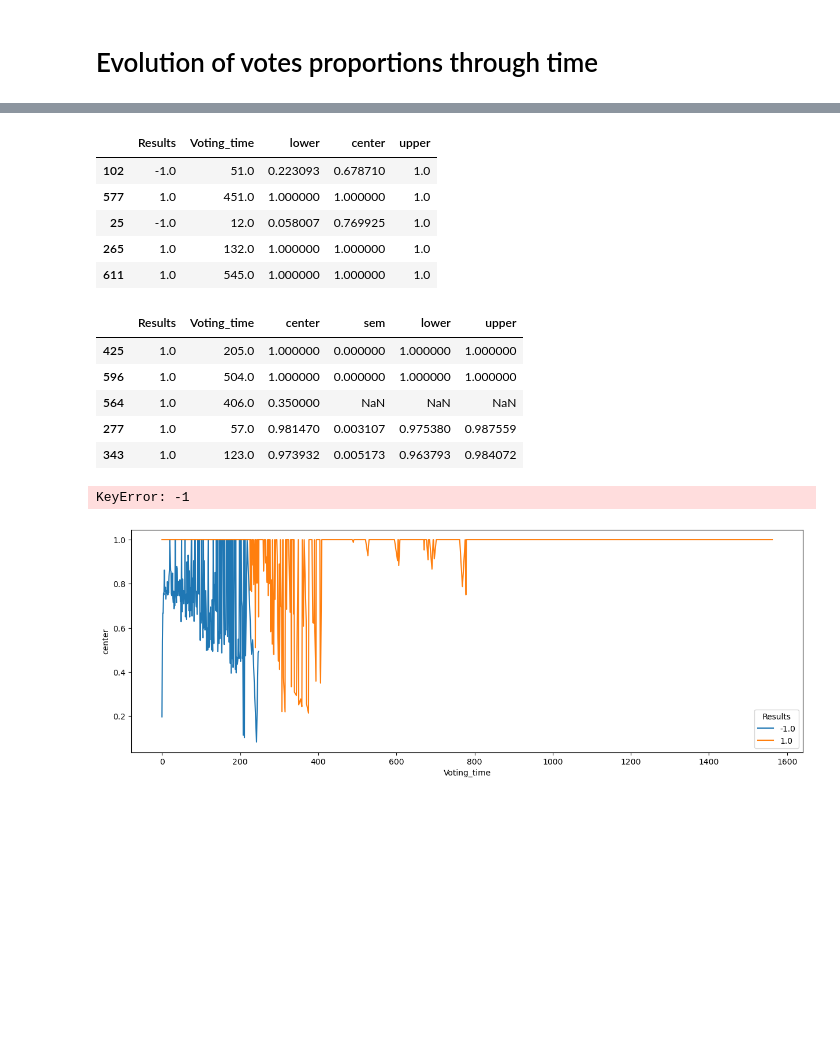
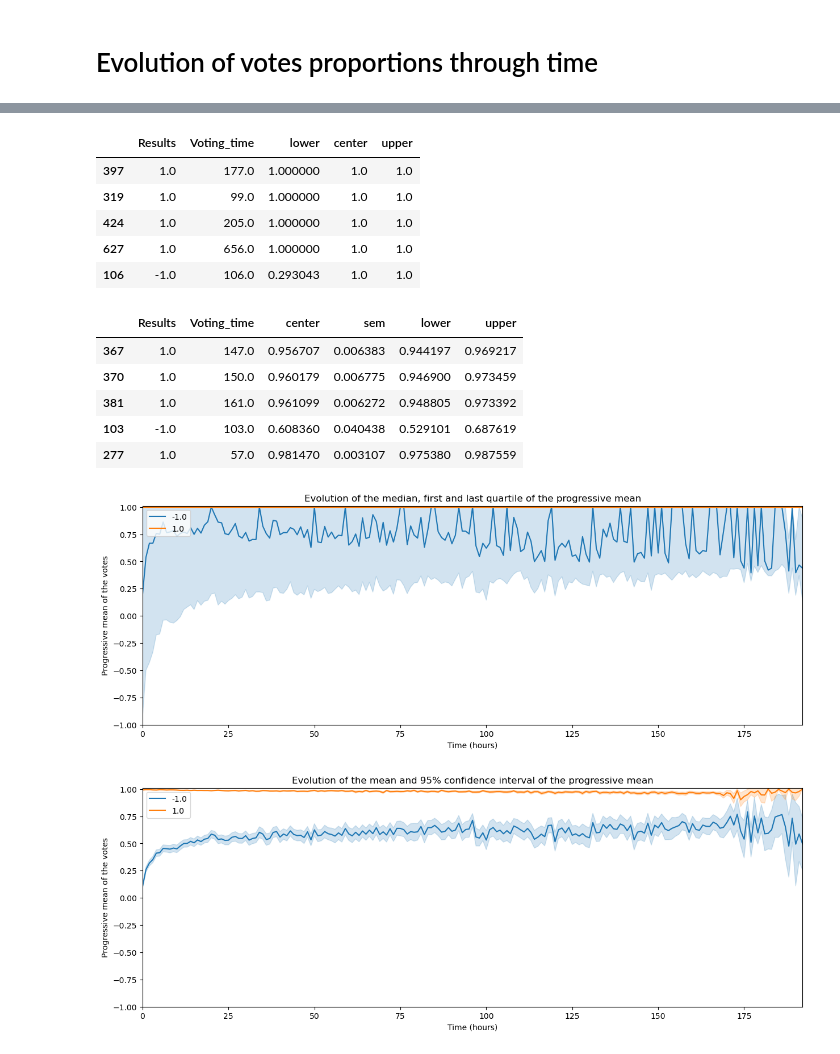
Before and after one commit to epfl-ada/ada-2023-project-abracadabra, a Jupyter notebook: time_series2.ipynb, the cells around one changed output, grey strips where cells are left out. Drawn from its saved outputs; the diff is of its cells as text; code cells hidden in the pictures; blank space fills up the shorter version.

Commit message:
evolution by number of votes (not voting time) + cleaning of the code and completing the helpers

```diff
--- a/time_series2.ipynb
+++ b/time_series2.ipynb
@@ -33,17 +33,13 @@ df_vote_evolution.sample(5)
 # %%
-# Moving average of the progressive mean by filtering the data with a window of 1 hour and computation of the median, first and last quartile
+# Moving average of the progressive mean by filtering the data with a window of 1 hour
 rolling_avg = df_vote_evolution.groupby(['Results', pd.Grouper(key='Voting_time', freq='1h', origin='start')]).progressive_mean
 
 # Compute the median, first and last quartile
-quartiles = rolling_avg.quantile([0.25, 0.5, 0.75]).unstack(level=2)
-# Compute moving average of each column
-quartiles = rolling_average(quartiles)
+quartiles = get_quartiles(rolling_avg)
+quartiles.Voting_time = time_to_float(quartiles.Voting_time)
 
 # Compute the mean and 95% confidence interval
-sem = rolling_avg.agg(['mean', stats.sem]).reset_index()
-sem['lower'] = sem['mean'] - 1.96 * sem['sem']
-sem['upper'] = sem['mean'] + 1.96 * sem['sem']
-sem.rename(columns={'mean': 'center'}, inplace=True)
+sem = get_confidence_interval(rolling_avg)
 sem.Voting_time = time_to_float(sem.Voting_time)
 
 # Display the results
@@ -51,27 +47,27 @@ display(quartiles.sample(5))
 display(sem.sample(5))
 # %% [output]
 |  | Results | Voting_time | lower | center | upper |
-| 102 | -1.0 | 51.0 | 0.223093 | 0.678710 | 1.0 |
-| 577 | 1.0 | 451.0 | 1.000000 | 1.000000 | 1.0 |
-| 25 | -1.0 | 12.0 | 0.058007 | 0.769925 | 1.0 |
-| 265 | 1.0 | 132.0 | 1.000000 | 1.000000 | 1.0 |
-| 611 | 1.0 | 545.0 | 1.000000 | 1.000000 | 1.0 |
+| 397 | 1.0 | 177.0 | 1.000000 | 1.0 | 1.0 |
+| 319 | 1.0 | 99.0 | 1.000000 | 1.0 | 1.0 |
+| 424 | 1.0 | 205.0 | 1.000000 | 1.0 | 1.0 |
+| 627 | 1.0 | 656.0 | 1.000000 | 1.0 | 1.0 |
+| 106 | -1.0 | 106.0 | 0.293043 | 1.0 | 1.0 |
 |  | Results | Voting_time | center | sem | lower | upper |
-| 425 | 1.0 | 205.0 | 1.000000 | 0.000000 | 1.000000 | 1.000000 |
-| 596 | 1.0 | 504.0 | 1.000000 | 0.000000 | 1.000000 | 1.000000 |
-| 564 | 1.0 | 406.0 | 0.350000 | NaN | NaN | NaN |
+| 367 | 1.0 | 147.0 | 0.956707 | 0.006383 | 0.944197 | 0.969217 |
+| 370 | 1.0 | 150.0 | 0.960179 | 0.006775 | 0.946900 | 0.973459 |
+| 381 | 1.0 | 161.0 | 0.961099 | 0.006272 | 0.948805 | 0.973392 |
+| 103 | -1.0 | 103.0 | 0.608360 | 0.040438 | 0.529101 | 0.687619 |
 | 277 | 1.0 | 57.0 | 0.981470 | 0.003107 | 0.975380 | 0.987559 |
-| 343 | 1.0 | 123.0 | 0.973932 | 0.005173 | 0.963793 | 0.984072 |
 # %%
 # Plot the evolution of the median, first and last quartile of the progressive mean
-ax = plot_vote_evolution(quartiles)
+ax = plot_vote_evolution(quartiles, 'Voting_time')
 ax.set_title('Evolution of the median, first and last quartile of the progressive mean')
 plt.show()
 
 # Plot the evolution of the mean and 95% confidence interval of the progressive mean
-ax = plot_vote_evolution(sem)
+ax = plot_vote_evolution(sem, 'Voting_time')
 ax.set_title('Evolution of the mean and 95% confidence interval of the progressive mean')
 plt.show()
 # %% [output]
-KeyError: -1
-[figure, old version]
+[figure, new version]
+[figure, added]
```
Also changed, not shown: parts of 6 cells of this notebook, 1 other file.
